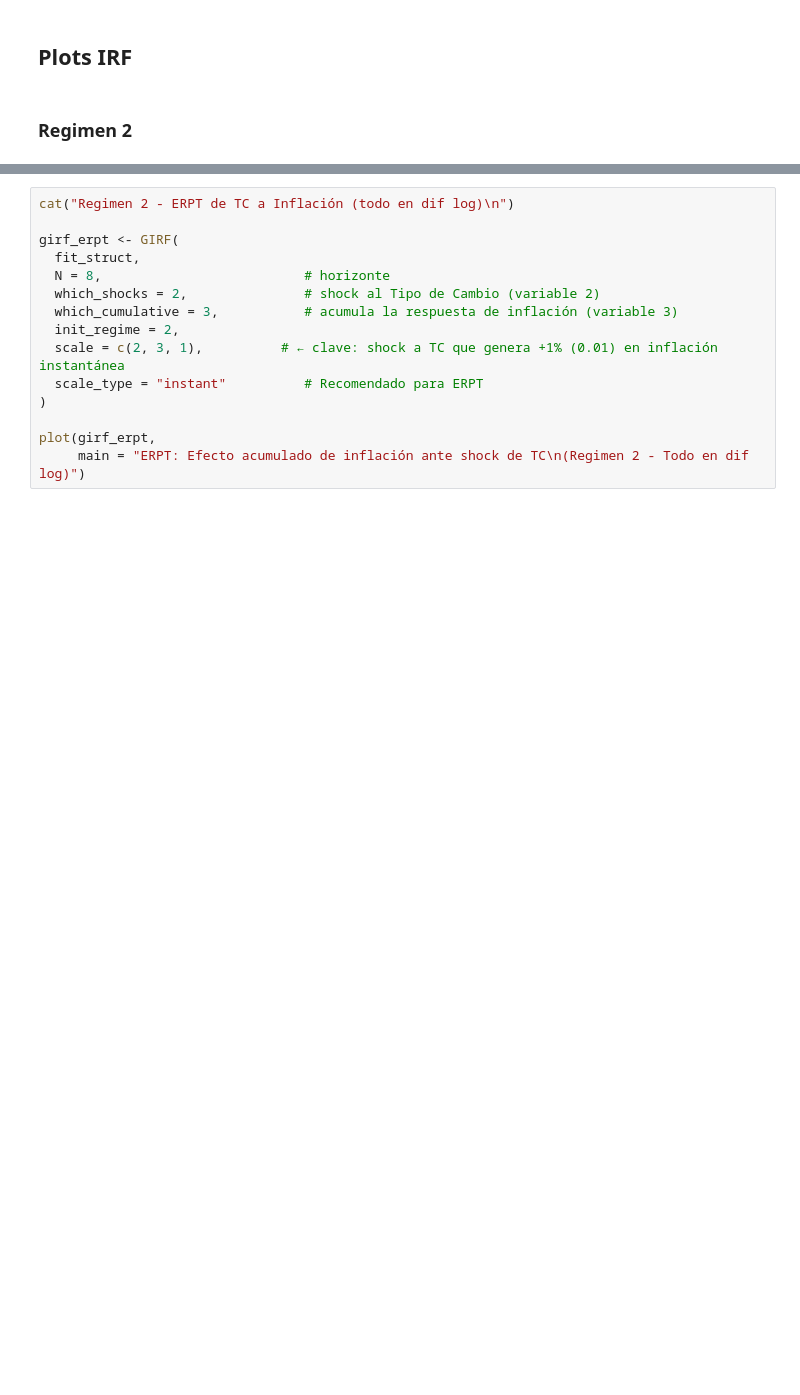
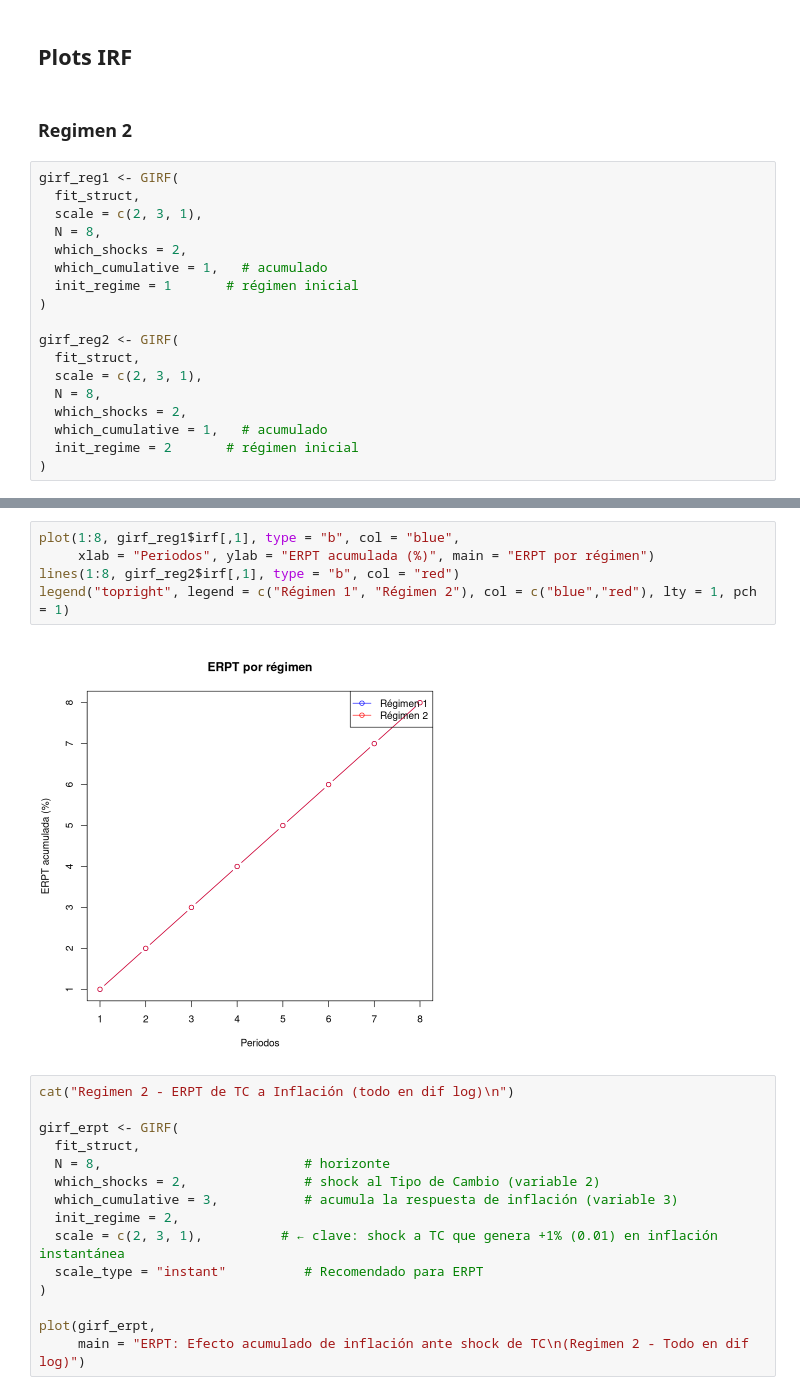
Before and after one commit to mbarrena/tesis, a Jupyter notebook: r_experiments/THRESHOLD 100 iter STAR_dos_regímenes (maíz todas endógenas 2 lags) copy 2.ipynb, the cells around one changed output, grey strips where cells are left out. Drawn from its saved outputs; the diff is of its cells as text; blank space fills up the shorter version.

```diff
--- a/r_experiments/THRESHOLD 100 iter STAR_dos_regímenes (maíz todas endógenas 2 lags) copy 2.ipynb
+++ b/r_experiments/THRESHOLD 100 iter STAR_dos_regímenes (maíz todas endógenas 2 lags) copy 2.ipynb
@@ -227,3 +231,21 @@ diagnostic_plot(tvar_model,type = "series", resid_type = "standardized", maxlag=
 ## Plots IRF
 # %% [markdown]
 ### Regimen 2
+# %%
+girf_reg1 <- GIRF(
+  fit_struct,
+  scale = c(2, 3, 1),
+  N = 8,
+  which_shocks = 2,
+  which_cumulative = 1,   # acumulado
+  init_regime = 1       # régimen inicial
+)
+
+girf_reg2 <- GIRF(
+  fit_struct,
+  scale = c(2, 3, 1),
+  N = 8,
+  which_shocks = 2,
+  which_cumulative = 1,   # acumulado
+  init_regime = 2       # régimen inicial
+)
@@ -230,3 +264,10 @@ diagnostic_plot(tvar_model,type = "series", resid_type = "standardized", maxlag=
+# %%
+plot(1:8, girf_reg1$irf[,1], type = "b", col = "blue",
+     xlab = "Periodos", ylab = "ERPT acumulada (%)", main = "ERPT por régimen")
+lines(1:8, girf_reg2$irf[,1], type = "b", col = "red")
+legend("topright", legend = c("Régimen 1", "Régimen 2"), col = c("blue","red"), lty = 1, pch = 1)
+# %% [output]
+[figure, added]
 # %%
 cat("Regimen 2 - ERPT de TC a Inflación (todo en dif log)\n")
 
```
Also changed, not shown: parts of 4 cells of this notebook, 3 other files.
